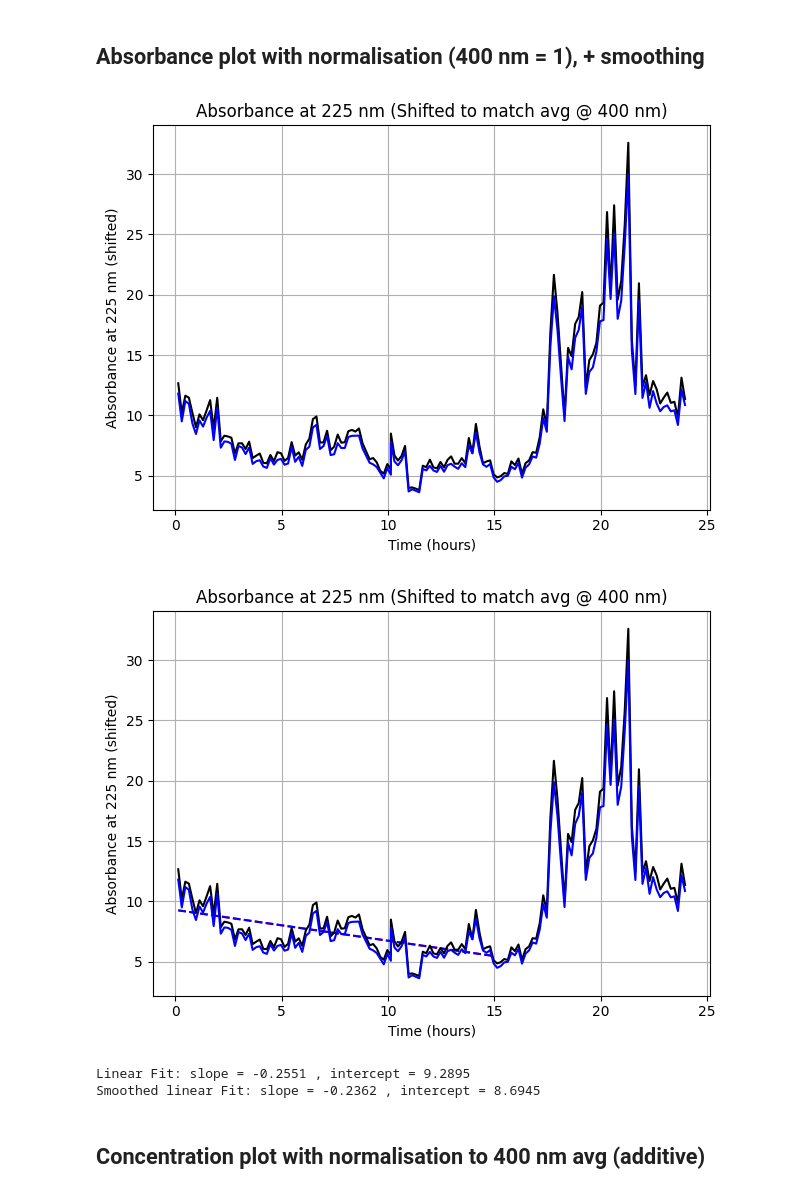
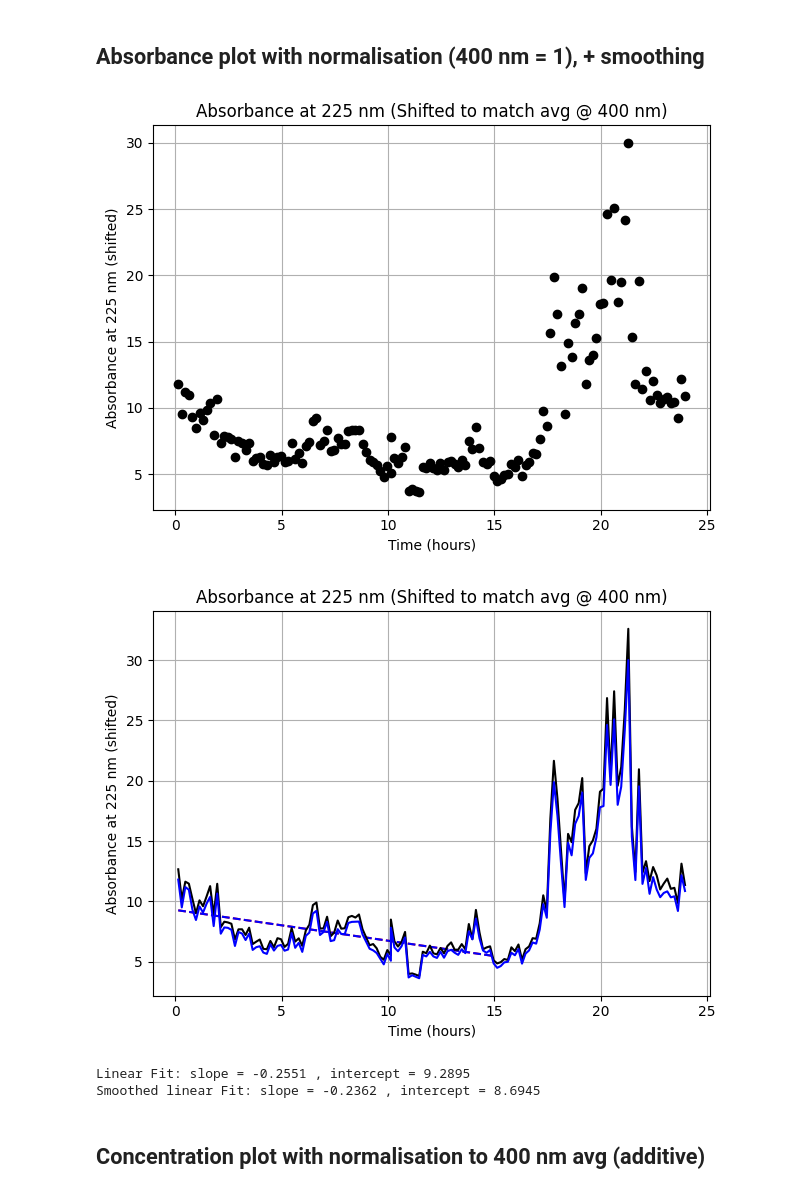
Before and after one commit to vik-ell/P3_Project, a Jupyter notebook: data_processing.ipynb, the cells around one changed output. Cells and saved outputs as stored; diff of their text form; code cells hidden in the pictures.

```diff
--- a/data_processing.ipynb
+++ b/data_processing.ipynb
@@ -379,8 +393,8 @@ for abs_trace, abs_400 in zip(abs_traces, abs_at_400_list):
     conc_values_sm.append(conc_sm)
 
 # original plot - unsmoothed
-plt.plot(times, conc_values, marker=None, color = 'black')
-plt.plot(times, conc_values_sm, marker=None, color='blue')
+# plt.plot(times, conc_values, marker=None, color = 'black')
+plt.plot(times, conc_values_sm, 'ko' ) # marker=None, color='blue') # smoothed
 plt.xlabel('Time (hours)')
 plt.ylabel(f'Absorbance at {target_wavelength} nm (shifted)')
 plt.title(f'Absorbance at {target_wavelength} nm (Shifted to match avg @ 400 nm)')
@@ -420,34 +434,34 @@ fit_sm_params = np.polyfit(times_fit, conc_sm_fit, 1)  # degree 1 for linear
 fit_sm_line = np.poly1d(fit_sm_params)
 fit_sm_values = fit_line(times_fit)
 
 # Plot the linear fit (only for 0–15 hours)
 plt.plot(times_fit, fit_values, label=f'Linear fit (0–15h): y = {fit_params[0]:.4f}x + {fit_params[1]:.4f}',
          linestyle='--', color='red')
 plt.plot(times_fit, fit_sm_values, label=f'Smoothed linear fit (0–15h): y = {fit_params[0]:.4f}x + {fit_params[1]:.4f}',
          linestyle='--', color='blue')
 
 # first derivative
 # d_conc_dt = np.gradient(conc_arr, times_arr)  # d(conc)/dt
 
 # # Plot linear fit
 # plt.figure()
 plt.plot(times, conc_values, marker=None, color = 'black')
 plt.plot(times, conc_values_sm, marker=None, color = 'blue')
 plt.xlabel('Time (hours)')
 plt.ylabel(f'Absorbance at {target_wavelength} nm (shifted)')
 plt.title(f'Absorbance at {target_wavelength} nm (Shifted to match avg @ 400 nm)')
 plt.grid(True)
 plt.tight_layout()
 plt.show()
 
 slope, intercept = fit_params
 slope_sm, intercept_sm = fit_sm_params
 print(f"Linear Fit: slope = {slope:.4f} , intercept = {intercept:.4f}")
 print(f"Smoothed linear Fit: slope = {slope_sm:.4f} , intercept = {intercept_sm:.4f}")
 
 # ######
 # %% [output]
-[figure, old version]
+[figure, new version]
 [figure]
 Linear Fit: slope = -0.2551 , intercept = 9.2895
 Smoothed linear Fit: slope = -0.2362 , intercept = 8.6945
```
Also changed, not shown: parts of 9 cells of this notebook.
